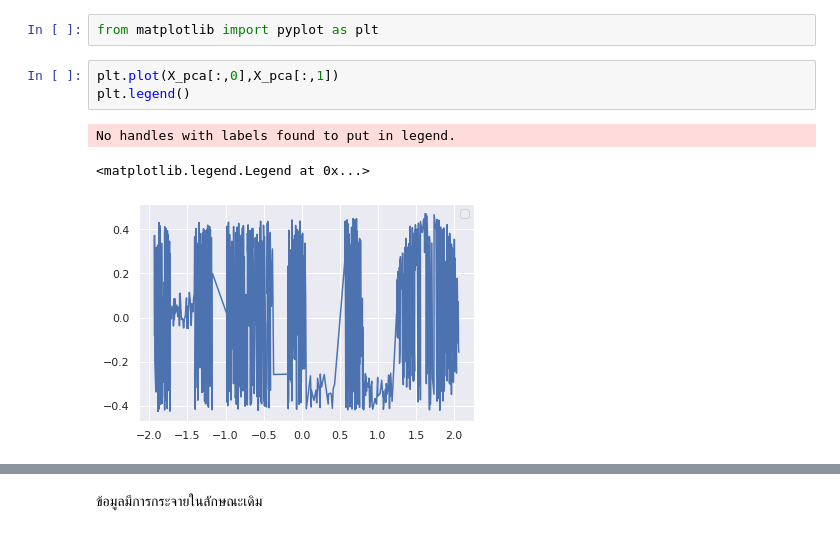
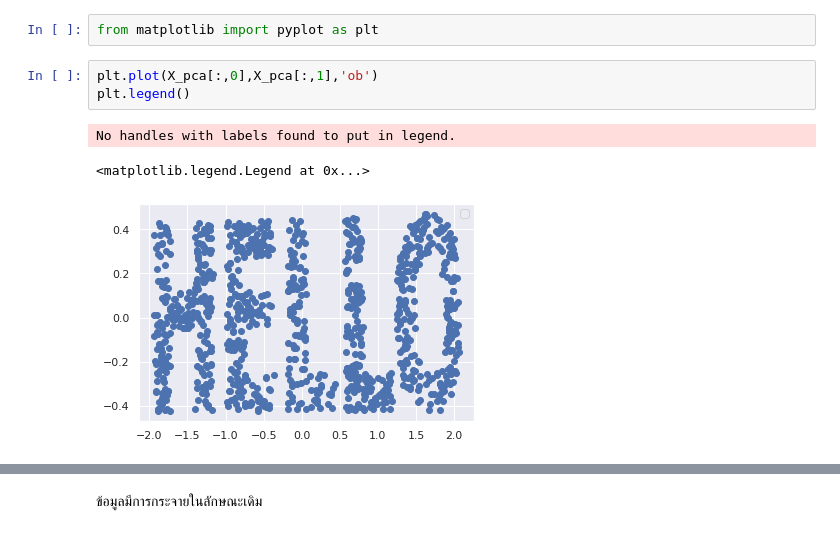
Before and after one commit to jittakorn-ch/multivariate, a Jupyter notebook: Chapter_4_MDS.ipynb, the cells around one changed output, grey strips where cells are left out. Saved outputs shown, nothing was run; the diff lists cells and outputs as text.

```diff
--- a/Chapter_4_MDS.ipynb
+++ b/Chapter_4_MDS.ipynb
@@ -226,9 +236,9 @@ X_pca = pca.fit_transform(X)
 # %%
 from matplotlib import pyplot as plt
 # %%
-plt.plot(X_pca[:,0],X_pca[:,1])
+plt.plot(X_pca[:,0],X_pca[:,1],'ob')
 plt.legend()
 # %% [output]
 No handles with labels found to put in legend.
 <matplotlib.legend.Legend at 0x...>
-[figure, old version]
+[figure, new version]
```
Also changed, not shown: parts of 3 cells of this notebook.
